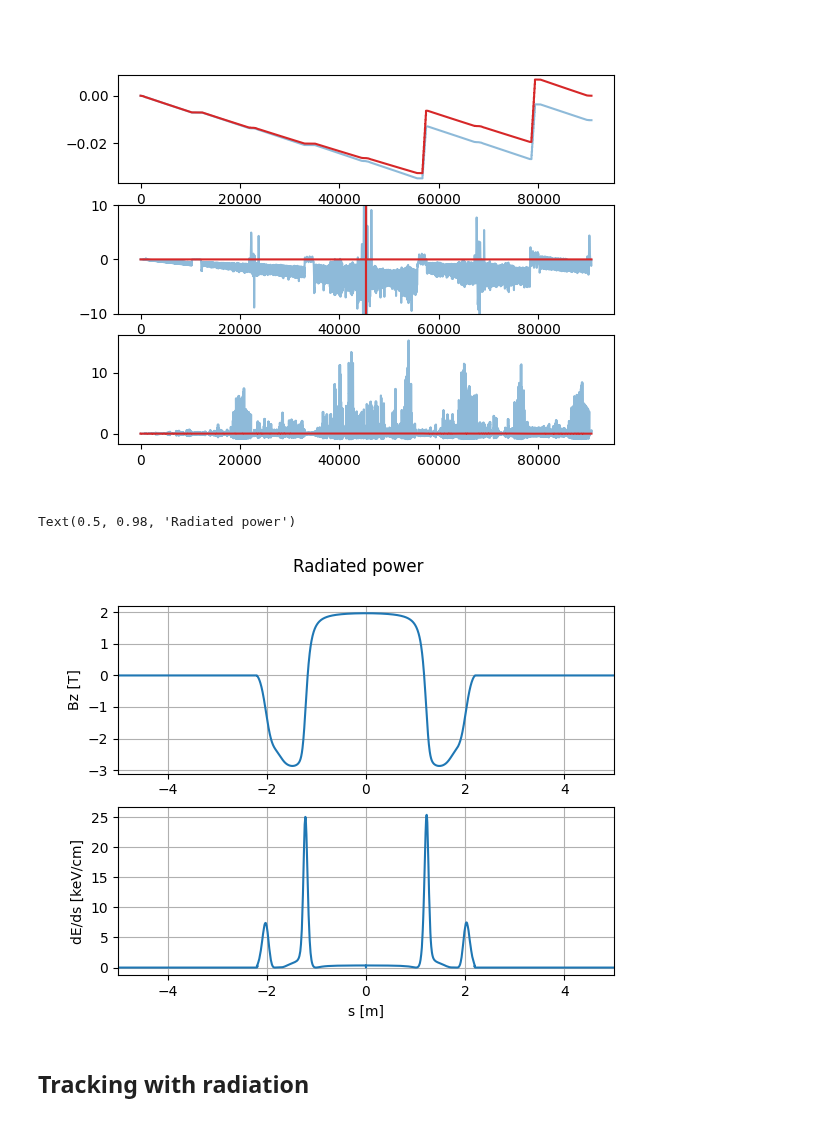
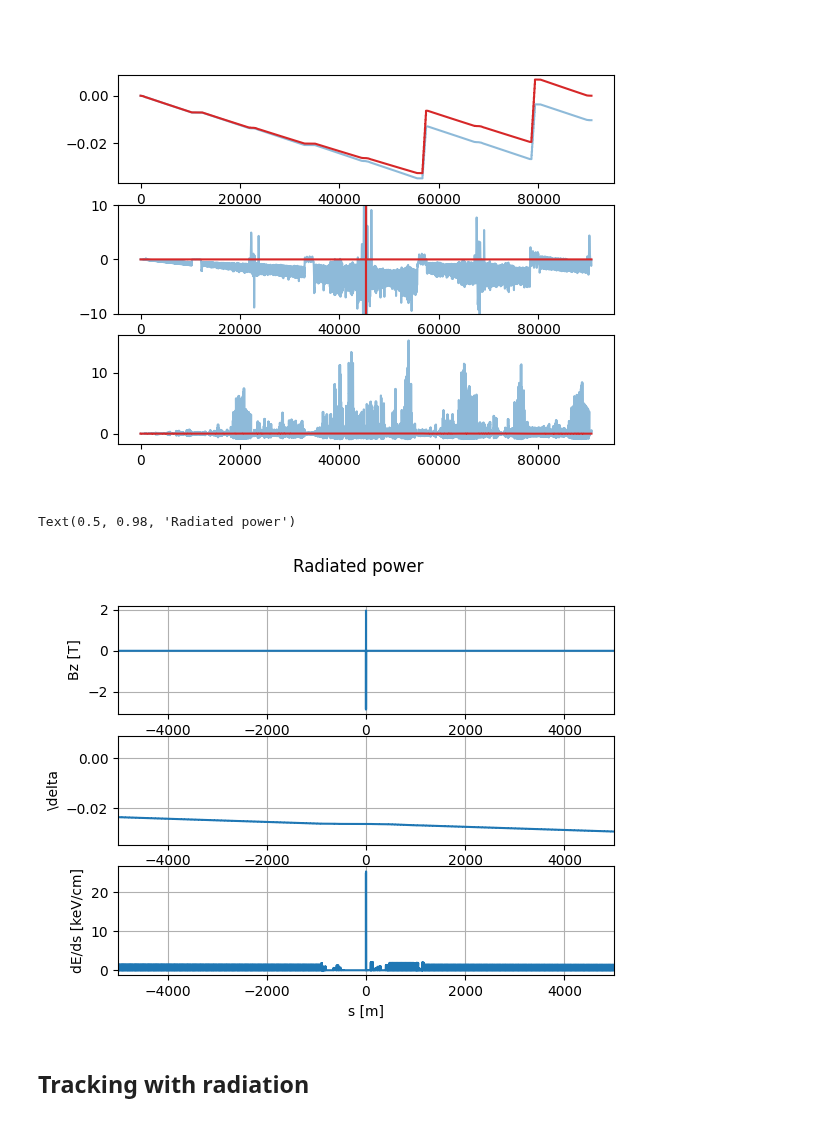
Before and after one commit to xsuite/tutorial_abp_demo, a Jupyter notebook: notebook_01_fccee_radiation.ipynb, the cells around one changed output. Drawn from its saved outputs; the diff is of its cells as text; code cells hidden in the pictures.

```diff
--- a/notebook_01_fccee_radiation.ipynb
+++ b/notebook_01_fccee_radiation.ipynb
@@ -81,36 +81,41 @@ plt.plot(tw_rad_on.s, tw_compens_on.betx / tw_rad_off.betx - 1, color='C3')
 # %%
 tt=line.get_table(attr=True) # Extract strengths and element lengths
 energy0 = tw_rad_on.particle_on_co.energy0[0]
 mask_ip = tt.name == 'ip.1'
 s_ip = tt['s', 'ip.1']
 
 P0_J = line.particle_ref.p0c[0] * qe / clight
 brho = P0_J / qe / line.particle_ref.q0
 Bz = tt.ks * brho
 
 # Compute radiated power per unit length
 mask_len = tt.length > 0
 dE = -(np.diff(tw_compens_on.ptau) * tw_compens_on.particle_on_co.energy0[0])
 dE_ds = tt.s * 0
 dE_ds[mask_len] = dE[mask_len[:-1]] / tt.length[mask_len]
 
 # Plot
 plt.figure(figsize=(6.4, 4.8))
-ax1 = plt.subplot(2, 1, 1, sharex=ax1)
+ax1 = plt.subplot(3, 1, 1)
 plt.plot(tt.s[~mask_ip] - s_ip, Bz[~mask_ip])
 plt.ylabel('Bz [T]')
 plt.grid()
 
-ax2 = plt.subplot(2, 1, 2, sharex=ax1)
+ax2 = plt.subplot(3, 1, 2, sharex=ax1)
+plt.plot(tw_compens_on.s - s_ip, tw_compens_on.delta)
+plt.ylabel(r'$\delta$')
+plt.grid()
+
+ax3 = plt.subplot(3, 1, 3, sharex=ax1)
 plt.plot(tw_compens_on.s - s_ip, dE_ds * 1e-2 * 1e-3, '-', label='dE/ds')
 plt.ylabel('dE/ds [keV/cm]')
-plt.xlim(-5, 5)
+plt.xlim(-5000, 5000)
 plt.xlabel('s [m]')
 plt.grid()
 plt.suptitle('Radiated power')
 # %% [output]
 Text(0.5, 0.98, 'Radiated power')
-[figure, old version]
+[figure, new version]
 # %%
 tw = line.twiss(eneloss_and_damping=True, search_for_t_rev=True)
 # %%
```
